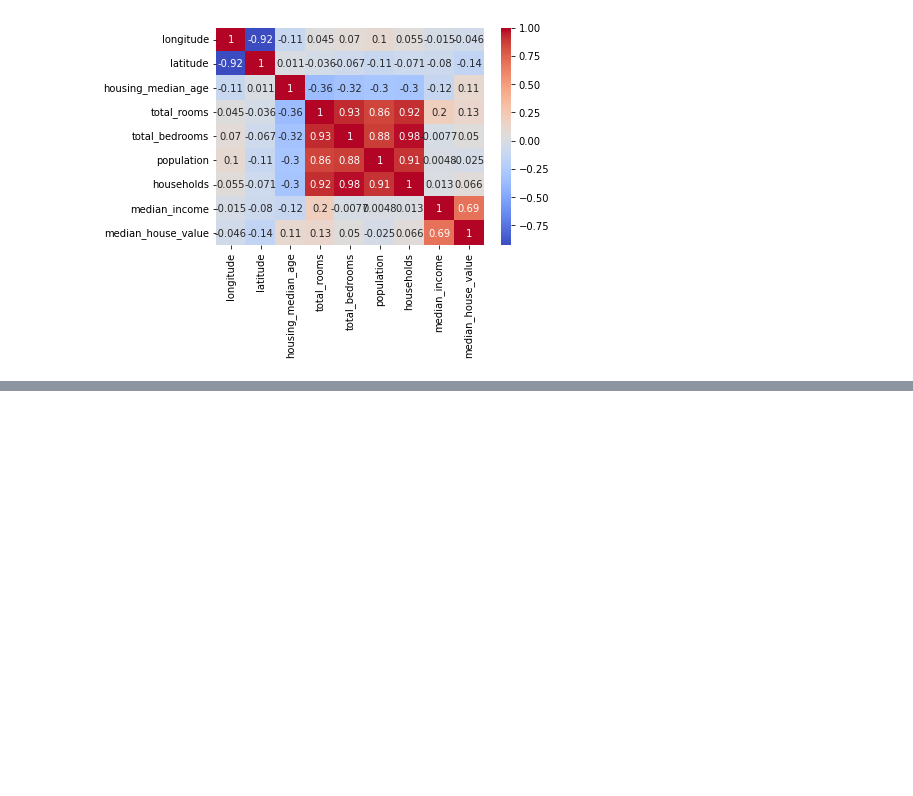
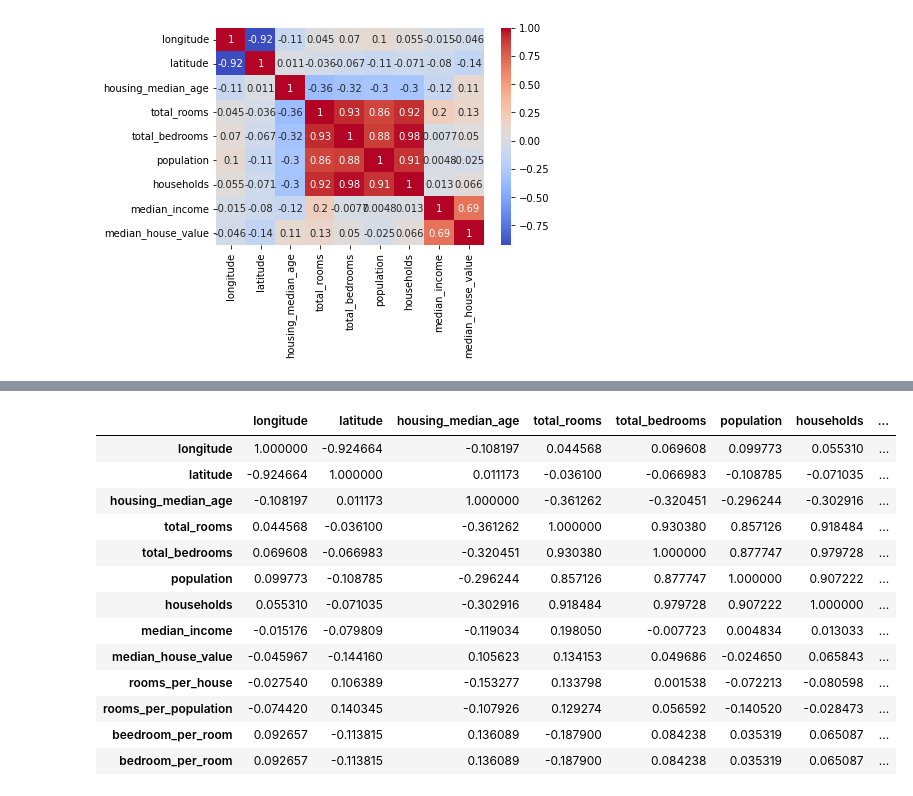
Before and after one commit to GARGI077/DataScience, a Jupyter notebook: E2E_Project.ipynb, the cells around one changed output, grey strips where cells are left out. Saved outputs shown, nothing was run; the diff lists cells and outputs as text; code cells hidden in the pictures; blank space fills up the shorter version.

```diff
--- a/E2E_Project.ipynb
+++ b/E2E_Project.ipynb
@@ -191,0 +214,17 @@ sns.heatmap(df.corr(),annot=True,cmap='coolwarm')
+# %%
+df.corr()
+# %% [output]
+|  | longitude | latitude | housing_median_age | total_rooms | total_bedrooms | population | households | ... |
+| longitude | 1.000000 | -0.924664 | -0.108197 | 0.044568 | 0.069608 | 0.099773 | 0.055310 | ... |
+| latitude | -0.924664 | 1.000000 | 0.011173 | -0.036100 | -0.066983 | -0.108785 | -0.071035 | ... |
+| housing_median_age | -0.108197 | 0.011173 | 1.000000 | -0.361262 | -0.320451 | -0.296244 | -0.302916 | ... |
+| total_rooms | 0.044568 | -0.036100 | -0.361262 | 1.000000 | 0.930380 | 0.857126 | 0.918484 | ... |
+| total_bedrooms | 0.069608 | -0.066983 | -0.320451 | 0.930380 | 1.000000 | 0.877747 | 0.979728 | ... |
+| population | 0.099773 | -0.108785 | -0.296244 | 0.857126 | 0.877747 | 1.000000 | 0.907222 | ... |
+| households | 0.055310 | -0.071035 | -0.302916 | 0.918484 | 0.979728 | 0.907222 | 1.000000 | ... |
+| median_income | -0.015176 | -0.079809 | -0.119034 | 0.198050 | -0.007723 | 0.004834 | 0.013033 | ... |
+| median_house_value | -0.045967 | -0.144160 | 0.105623 | 0.134153 | 0.049686 | -0.024650 | 0.065843 | ... |
+| rooms_per_house | -0.027540 | 0.106389 | -0.153277 | 0.133798 | 0.001538 | -0.072213 | -0.080598 | ... |
+| rooms_per_population | -0.074420 | 0.140345 | -0.107926 | 0.129274 | 0.056592 | -0.140520 | -0.028473 | ... |
+| beedroom_per_room | 0.092657 | -0.113815 | 0.136089 | -0.187900 | 0.084238 | 0.035319 | 0.065087 | ... |
+| bedroom_per_room | 0.092657 | -0.113815 | 0.136089 | -0.187900 | 0.084238 | 0.035319 | 0.065087 | ... |
```
Also changed, not shown: parts of 7 cells of this notebook.
